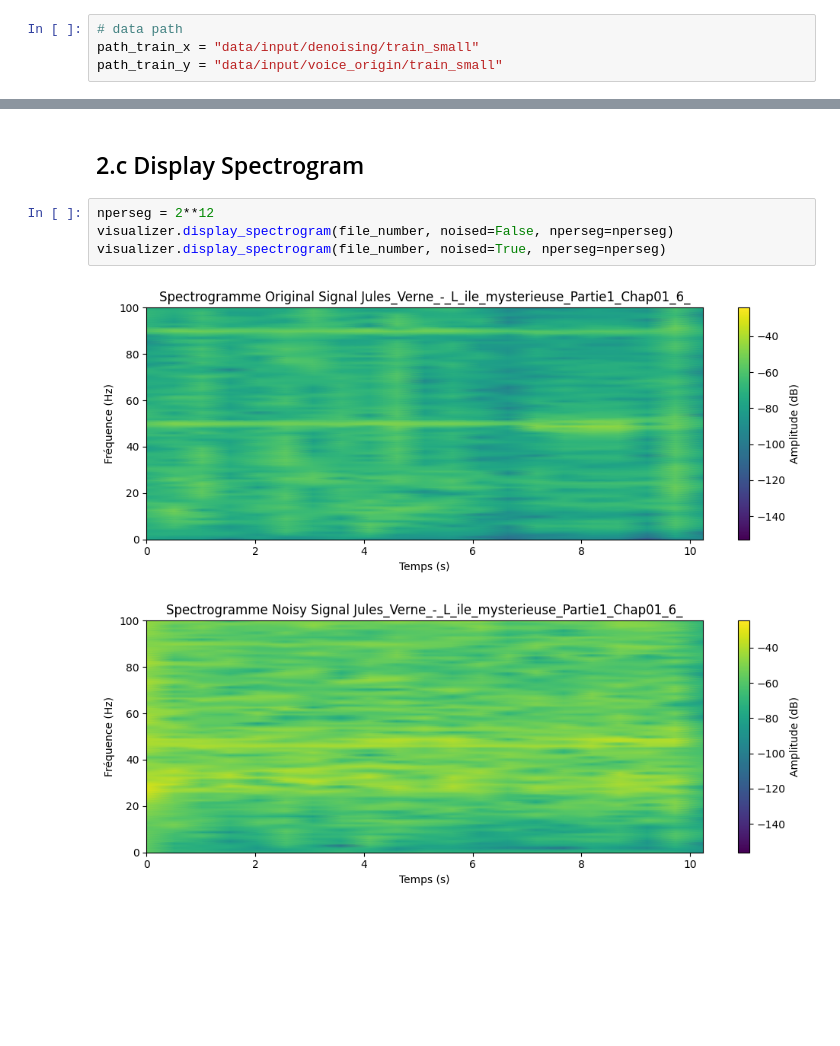
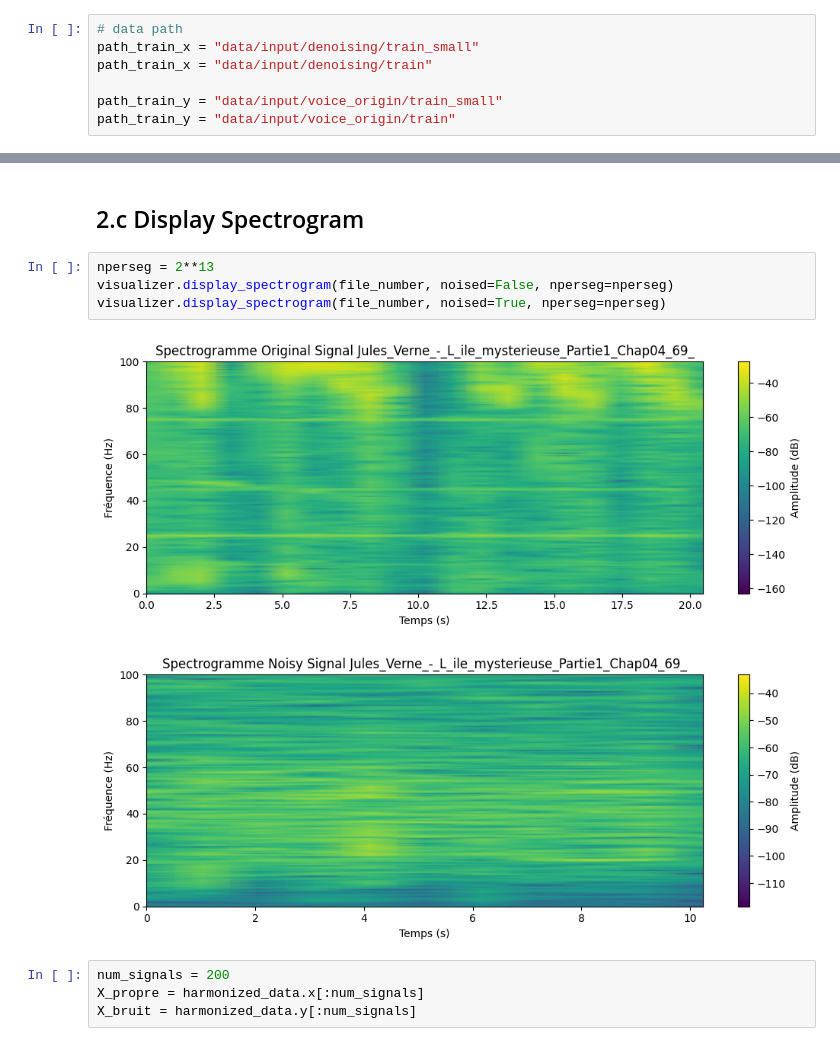
Before and after one commit to jules-chapon/dlsp-denoising, a Jupyter notebook: analysis/notebooks/visualization.ipynb, the cells around one changed output, grey strips where cells are left out. Cells and saved outputs as stored; diff of their text form; blank space fills up the shorter version.

```diff
--- a/analysis/notebooks/visualization.ipynb
+++ b/analysis/notebooks/visualization.ipynb
@@ -18,7 +18,10 @@ from src.libs.visualization import DataVisualizer
 # %%
 # data path
 path_train_x = "data/input/denoising/train_small"
+path_train_x = "data/input/denoising/train"
+
 path_train_y = "data/input/voice_origin/train_small"
+path_train_y = "data/input/voice_origin/train"
 # %%
 data_loader = DataLoader(path_x=path_train_x, path_y=path_train_y)
 # %% [output]
@@ -63,9 +66,13 @@ visualizer.display_signal(file_number, noised=False)
 # %% [markdown]
 ## 2.c Display Spectrogram
 # %%
-nperseg = 2**12
+nperseg = 2**13
 visualizer.display_spectrogram(file_number, noised=False, nperseg=nperseg)
 visualizer.display_spectrogram(file_number, noised=True, nperseg=nperseg)
 # %% [output]
-[figure, old version]
+[figure, new version]
-[figure, old version]
+[figure, new version]
+# %%
+num_signals = 200
+X_propre = harmonized_data.x[:num_signals]
+X_bruit = harmonized_data.y[:num_signals]
```
Also changed, not shown: parts of 5 cells of this notebook, 1 other file.
